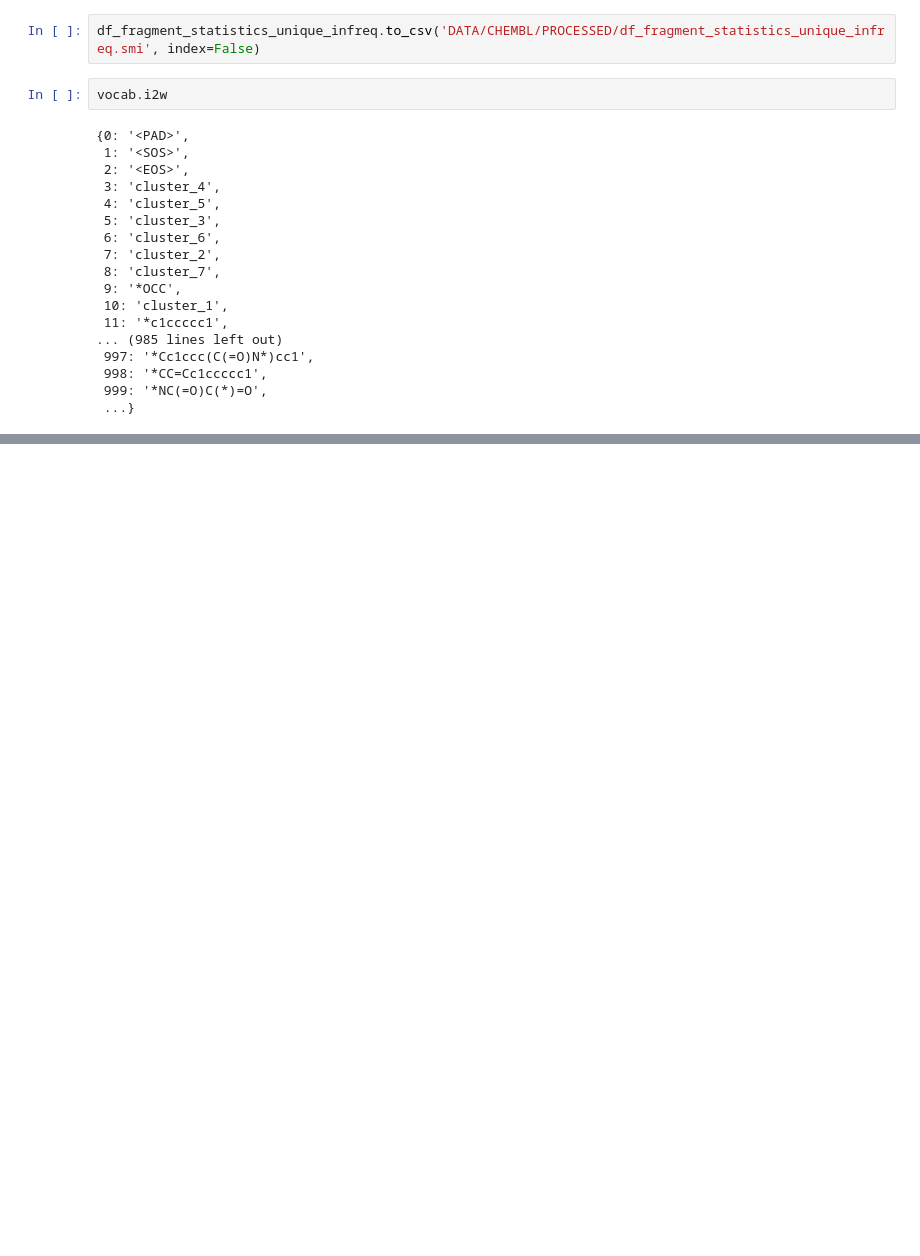
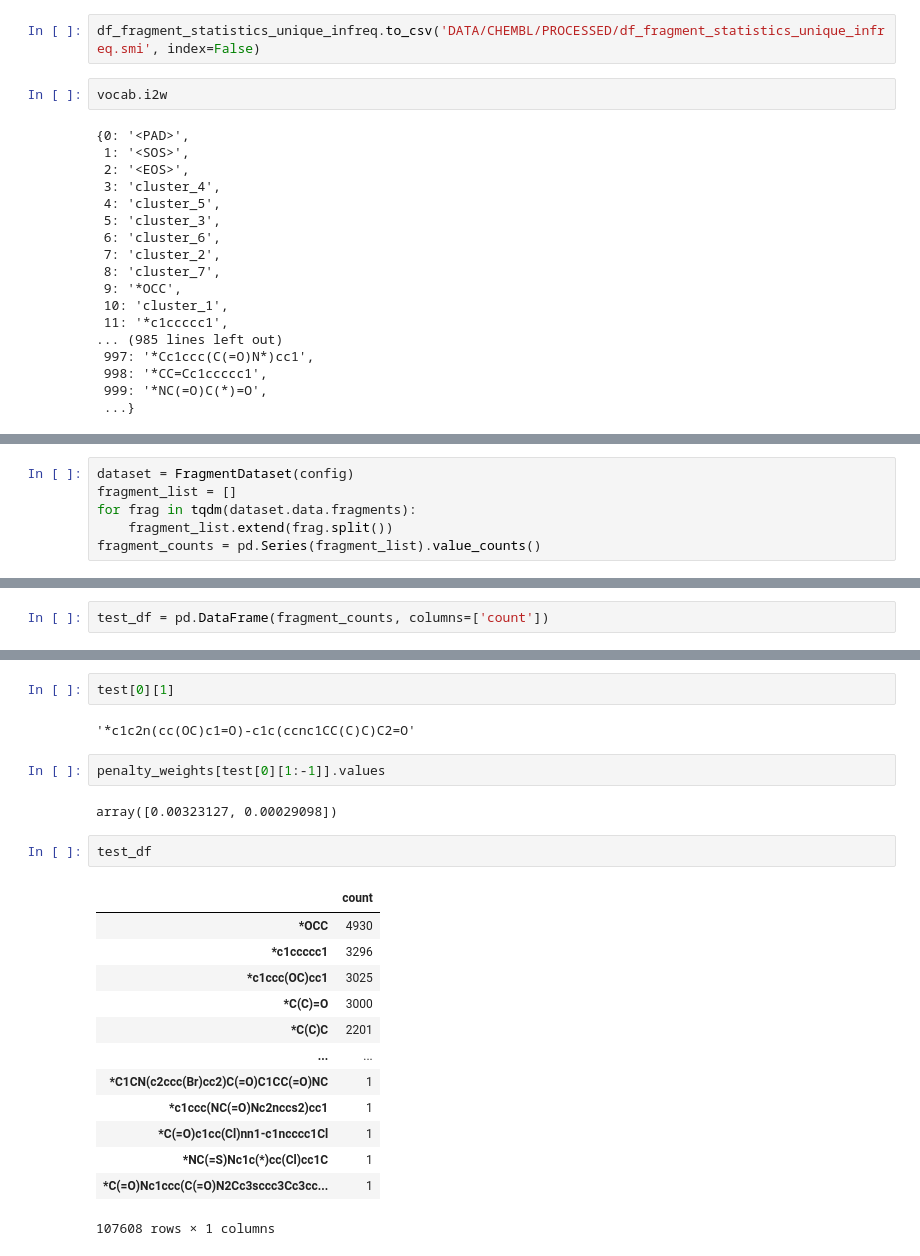
Before and after one commit to panukorn17/drug_discovery_models, a Jupyter notebook: fragment-based-dgm/Latent Space Optimisation.ipynb, the cells around one changed output, grey strips where cells are left out. Drawn from its saved outputs; the diff is of its cells as text; blank space fills up the shorter version.

```diff
--- a/fragment-based-dgm/Latent Space Optimisation.ipynb
+++ b/fragment-based-dgm/Latent Space Optimisation.ipynb
@@ -859,0 +863,6 @@ vocab.i2w
+# %%
+dataset = FragmentDataset(config)
+fragment_list = []
+for frag in tqdm(dataset.data.fragments):
+    fragment_list.extend(frag.split())
+fragment_counts = pd.Series(fragment_list).value_counts()
@@ -859,0 +887,2 @@ vocab.i2w
+# %%
+test_df = pd.DataFrame(fragment_counts, columns=['count'])
@@ -859,0 +891,24 @@ vocab.i2w
+# %%
+test[0][1]
+# %% [output]
+'*c1c2n(cc(OC)c1=O)-c1c(ccnc1CC(C)C)C2=O'
+# %%
+penalty_weights[test[0][1:-1]].values
+# %% [output]
+array([0.00323127, 0.00029098])
+# %%
+test_df
+# %% [output]
+|  | count |
+| *OCC | 4930 |
+| *c1ccccc1 | 3296 |
+| *c1ccc(OC)cc1 | 3025 |
+| *C(C)=O | 3000 |
+| *C(C)C | 2201 |
+| ... | ... |
+| *C1CN(c2ccc(Br)cc2)C(=O)C1CC(=O)NC | 1 |
+| *c1ccc(NC(=O)Nc2nccs2)cc1 | 1 |
+| *C(=O)c1cc(Cl)nn1-c1ncccc1Cl | 1 |
+| *NC(=S)Nc1c(*)cc(Cl)cc1C | 1 |
+| *C(=O)Nc1ccc(C(=O)N2Cc3sccc3Cc3cc... | 1 |
+107608 rows × 1 columns
```
Also changed, not shown: parts of 4 cells of this notebook, 3 other files.
